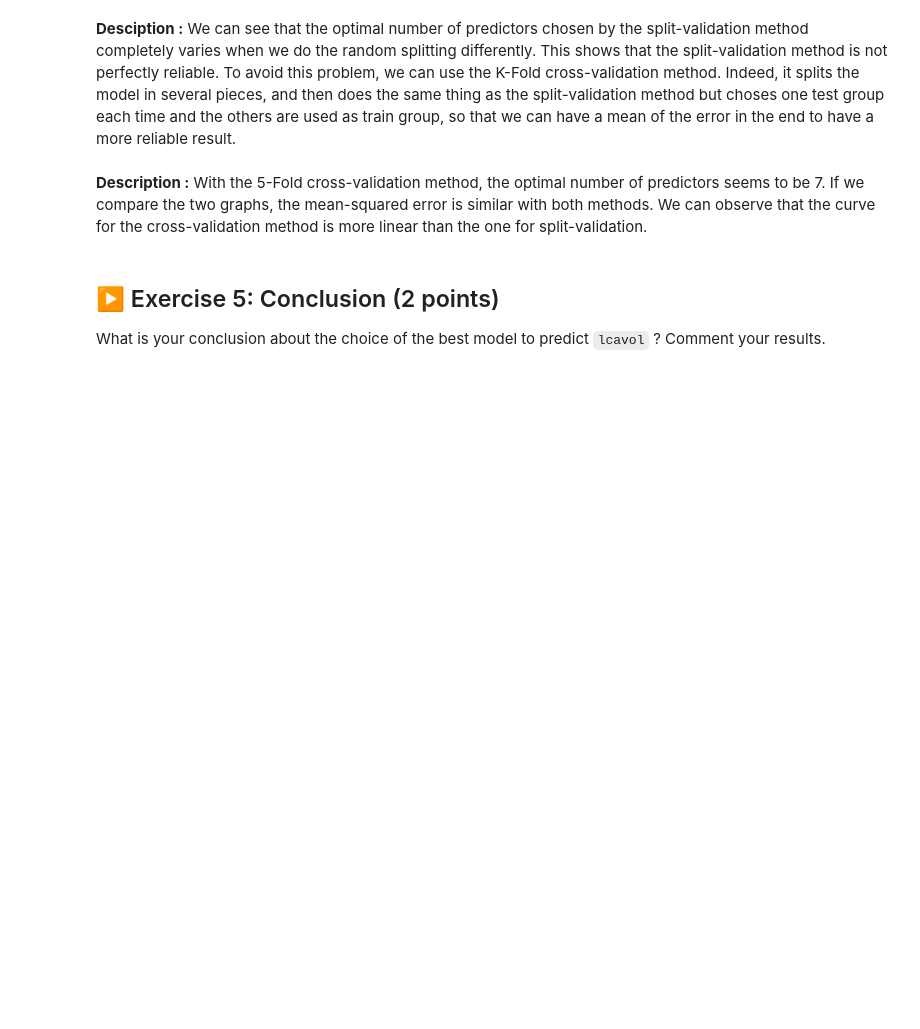
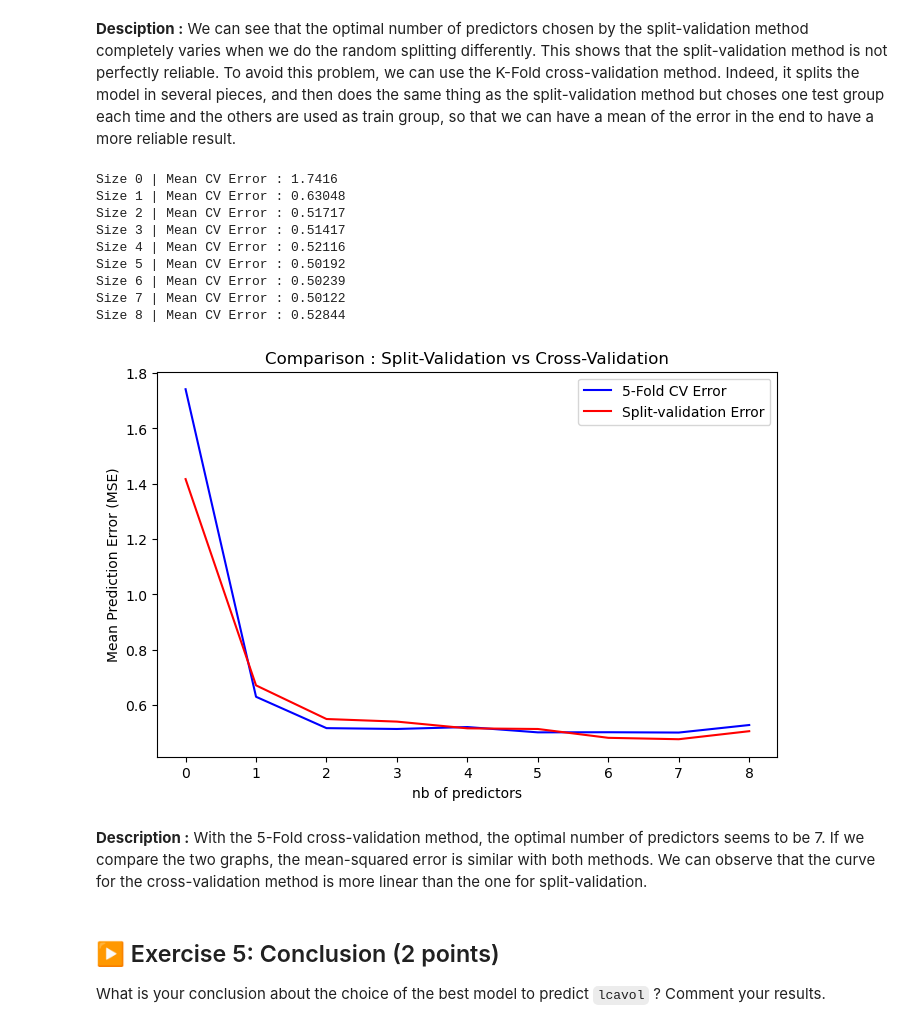
Before and after one commit to martinouks/isla_tp, a Jupyter notebook: TP1/TP1.ipynb, the cells around one changed output. Saved outputs shown, nothing was run; the diff lists cells and outputs as text; code cells hidden in the pictures; blank space fills up the shorter version.

```diff
--- a/TP1/TP1.ipynb
+++ b/TP1/TP1.ipynb
@@ -631,6 +644,7 @@ plt.show()
 # Find the k that minimises the error and select the corresponding variables
 k_opti = np.argmin(test_errors)
 col_to_keep_whole = list(model_small_rss_tab[k_opti][0]) + ['intercept']
+col_to_keep_whole = degroup_col(col_to_keep_whole)
 X_opti = X[col_to_keep_whole]
 
 print(f"Size of model : {k_opti}")
@@ -660,6 +688,7 @@ for rand in range(10):
 
     for k in range(0, 9):
         col_to_keep = list(model_small_rss_tab[k][0]) + ['intercept']
+        col_to_keep = degroup_col(col_to_keep)
 
         X_train_rss = X_train[col_to_keep]
         X_test_rss = X_test[col_to_keep]
@@ -683,33 +724,45 @@ cv_errors = []
 for k in range(0, 9):
     # We select the columns to keep
     col_to_keep = list(model_small_rss_tab[k][0]) + ['intercept']
+    col_to_keep = degroup_col(col_to_keep)
     X_rss = X[col_to_keep]
 
     # We build the model
     lm = LinearRegression(fit_intercept=False)
 
     # We calculate the error with cross validation
     cv_err = []
     for idx_train, idx_test in kf.split(X_rss):
         X_train, y_train = X_rss.iloc[idx_train], y.iloc[idx_train]
         X_test, y_test = X_rss.iloc[idx_test], y.iloc[idx_test]
         lm.fit(X_train, y_train)
         y_pred = lm.predict(X_test)
         cv_err.append(mean_squared_error(y_test, y_pred))
 
     cv_errors.append(np.mean(cv_err))
 
     print(f"Size {k} | Mean CV Error : {round(np.mean(cv_err),5)}")
 
 # Plot to compare the reliability
 plt.figure(figsize=(8, 5))
 plt.plot(range(9), cv_errors, label='5-Fold CV Error', color='blue')
 plt.plot(range(9), test_errors, label='Split-validation Error', color='red')
 plt.xlabel('nb of predictors')
 plt.ylabel('Mean Prediction Error (MSE)')
 plt.title('Comparison : Split-Validation vs Cross-Validation')
 plt.legend()
 plt.show()
+# %% [output]
+Size 0 | Mean CV Error : 1.7416
+Size 1 | Mean CV Error : 0.63048
+Size 2 | Mean CV Error : 0.51717
+Size 3 | Mean CV Error : 0.51417
+Size 4 | Mean CV Error : 0.52116
+Size 5 | Mean CV Error : 0.50192
+Size 6 | Mean CV Error : 0.50239
+Size 7 | Mean CV Error : 0.50122
+Size 8 | Mean CV Error : 0.52844
+[figure, added]
 # %% [markdown]
 **Description :** With the 5-Fold cross-validation method, the optimal number of predictors seems to be 7. If we compare the two graphs, the mean-squared error is similar with both methods. We can observe that the curve for the cross-validation method is more linear than the one for split-validation.
 # %% [markdown]
```
Also changed, not shown: parts of 9 cells of this notebook.
